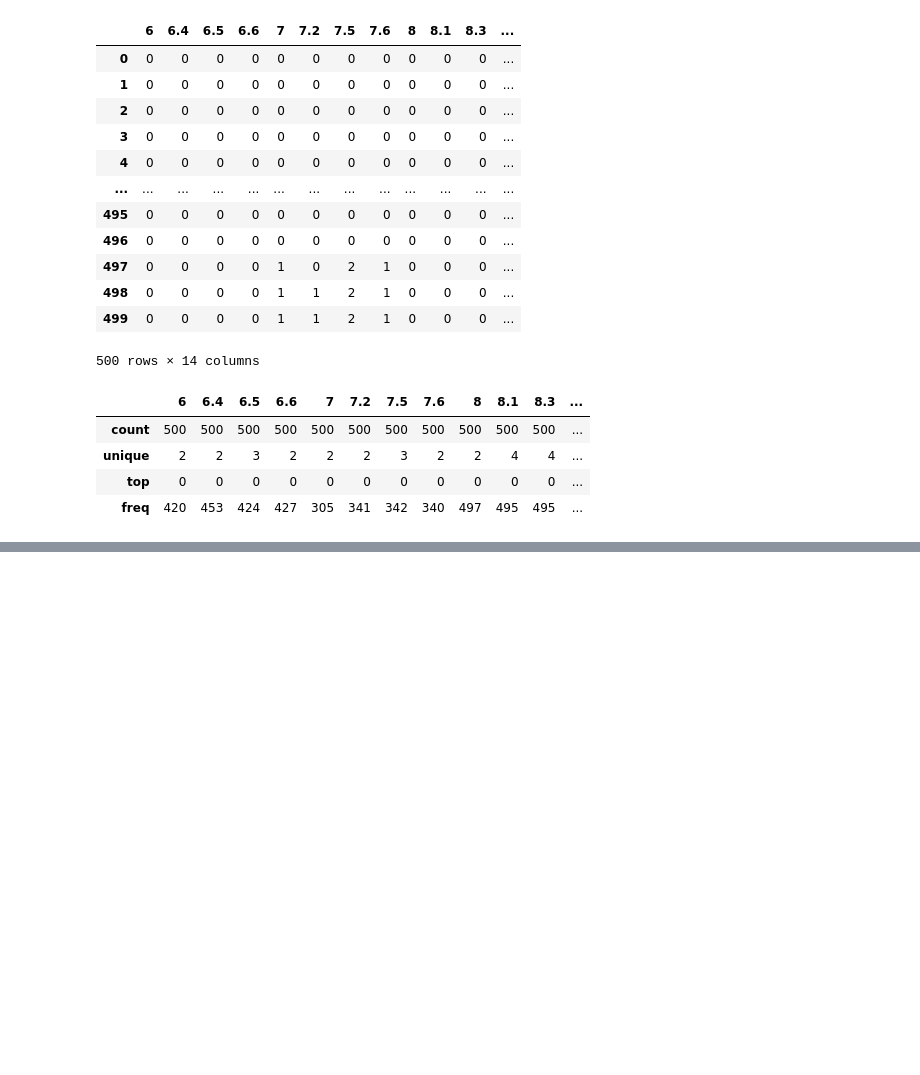
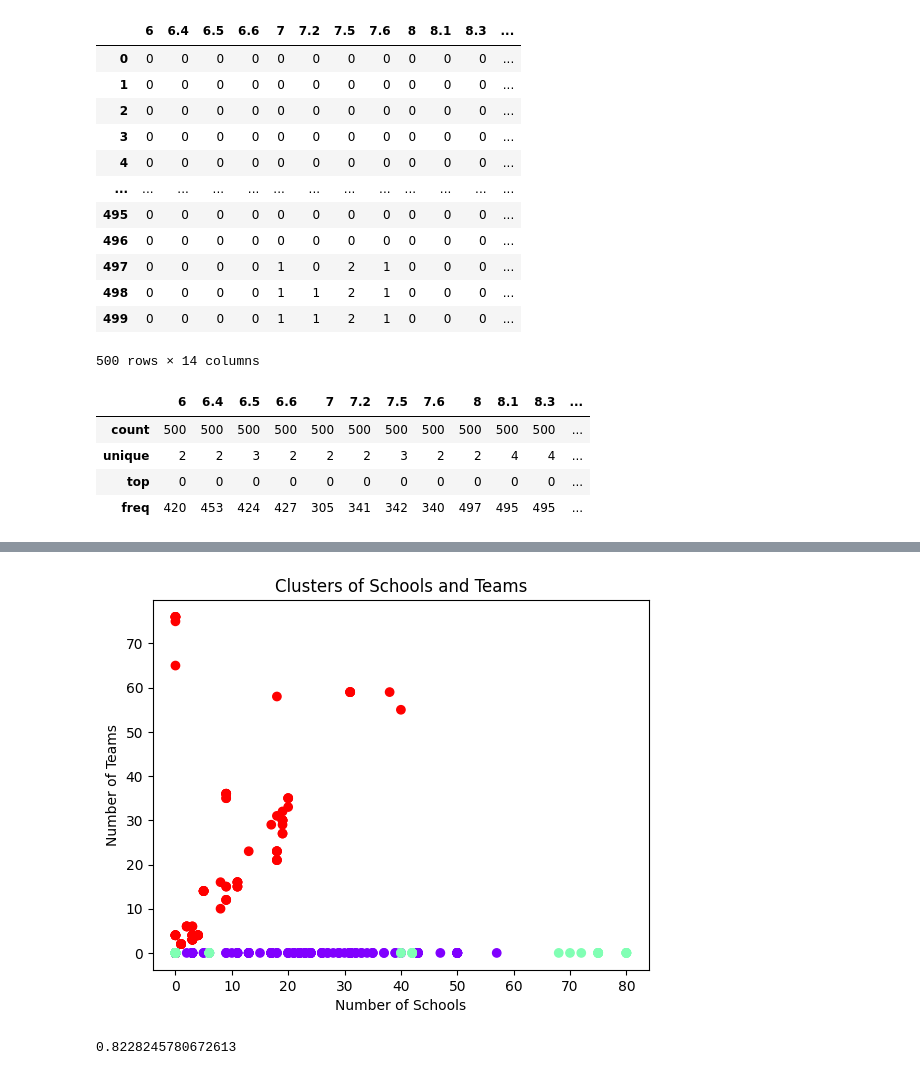
Before and after one commit to vn322/Sport-University, a Jupyter notebook: школы_кибер.ipynb, the cells around one changed output, grey strips where cells are left out. Drawn from its saved outputs; the diff is of its cells as text; code cells hidden in the pictures; blank space fills up the shorter version.

```diff
--- a/школы_кибер.ipynb
+++ b/школы_кибер.ipynb
@@ -1846,0 +1935,3 @@ df1.describe()
+# %%
+df = df.fillna(0)
+df.info()
@@ -1846,0 +1964,31 @@ df1.describe()
+# %%
+import pandas as pd
+import matplotlib.pyplot as plt
+from sklearn.cluster import KMeans
+
+#create a copy of the dataframe
+df_copy = df.drop([ 'Дисциплина', 'Дата.заполнения'], axis=1)
+
+#drop the index column from the dataframe
+#ddf_copy.drop('index', axis=1, inplace=True)
+
+#fit the KMeans model to the dataframe
+kmeans = KMeans(n_clusters=3).fit(df_copy)
+
+#add the cluster labels to the dataframe
+df_copy['cluster'] = kmeans.labels_
+
+#calculate the silhouette score for the model
+from sklearn.metrics import silhouette_score
+silhouette_score(df_copy, kmeans.labels_)
+
+#visualize the clusters using a scatter plot
+plt.scatter(df_copy['Кол.школ'], df_copy['Кол.команд'], c=kmeans.labels_, cmap='rainbow')
+plt.xlabel('Number of Schools')
+plt.ylabel('Number of Teams')
+plt.title('Clusters of Schools and Teams')
+plt.show()
+silhouette_score(df_copy, kmeans.labels_)
+# %% [output]
+[figure, added]
+0.8228245780672613
```
Also changed, not shown: parts of 20 cells of this notebook.
